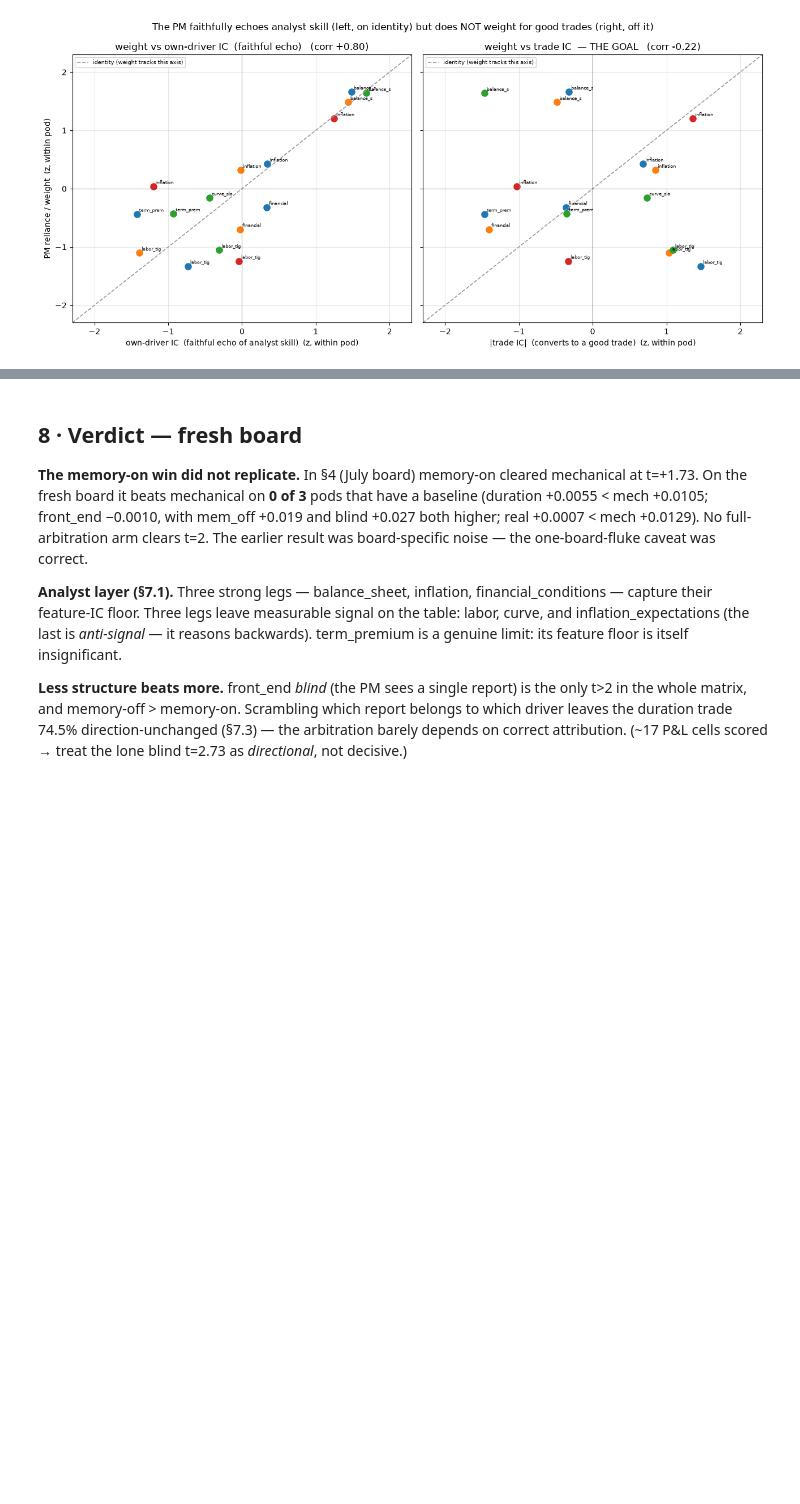
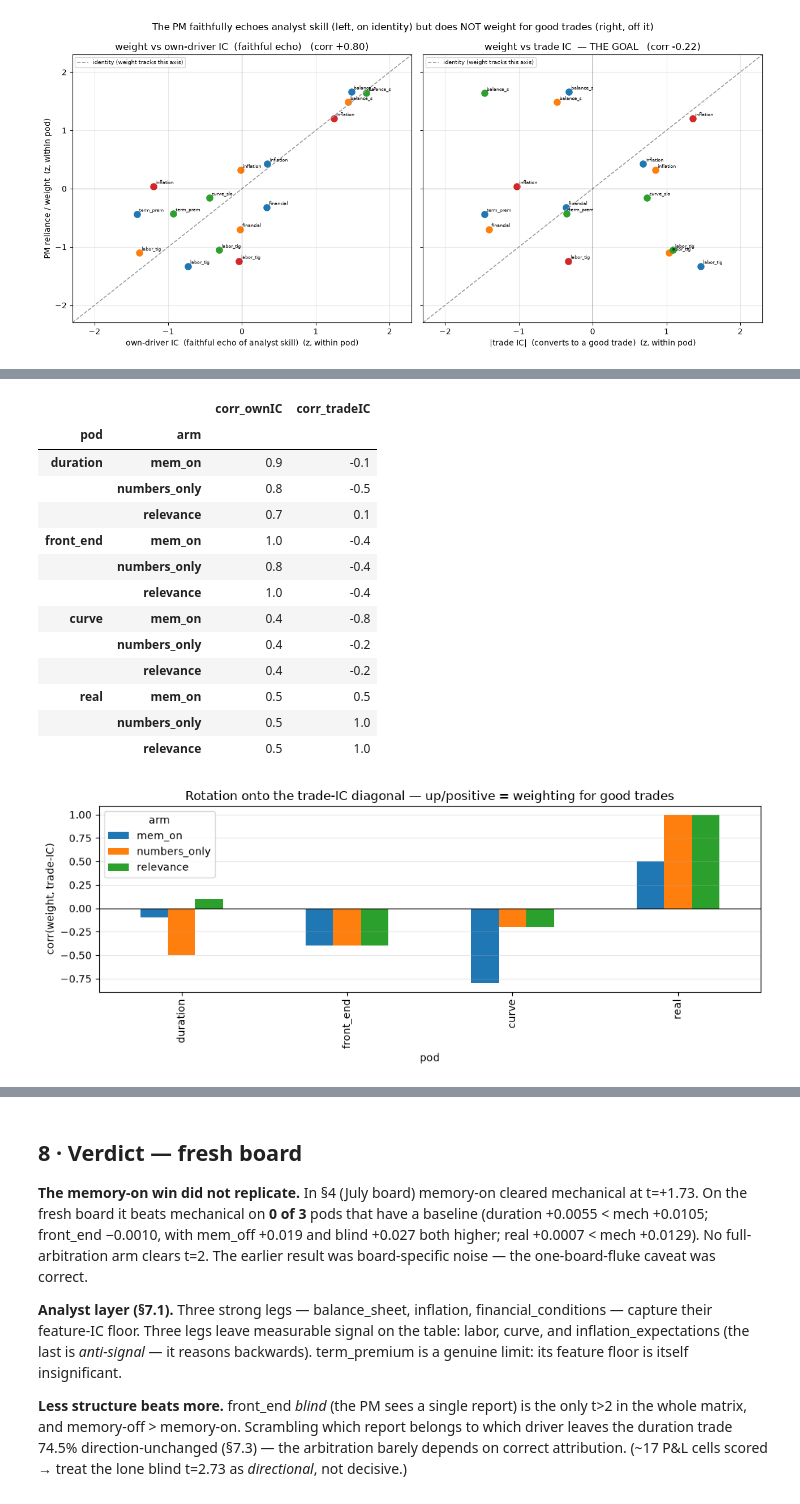
Before and after one commit to charishma005/Blackrock_UCB_MFE_Industry_Project, a Jupyter notebook: notebooks/pm_trade_evaluation.ipynb, the cells around one changed output, grey strips where cells are left out. Cells and saved outputs as stored; diff of their text form; code cells hidden in the pictures; blank space fills up the shorter version.

```diff
--- a/notebooks/pm_trade_evaluation.ipynb
+++ b/notebooks/pm_trade_evaluation.ipynb
@@ -813,0 +820,17 @@ rel.groupby('pod').apply(lambda g: pd.Series({
+# %%
+# §7.11a · Trade P&L, short window, vs memory-on / mechanical (mem_on/mech reindexed to the arm dates).
+arms11 = {'mem_on': '{p}_mem_on', 'mech': '{p}_mech', 'numbers_only': '{p}_numonly', 'relevance': '{p}_relevance'}
+rows = []
+for pod in PODS:
+    p0 = build_pm(pod, None)
+    sd = load_trades(f'../reports/pm/{pod}_numonly.jsonl', p0.trade_config).index
+    for arm, tmpl in arms11.items():
+        inst = list(p0.trade_config['universe'])
+        tr = load_trades(f'../reports/pm/{tmpl.format(p=pod)}.jsonl', p0.trade_config)
+        pl = yield_pnl(tr, load_bundle(inst), inst, freq=p0.clock_freq)
+        if arm in ('mem_on', 'mech'): pl = pl.reindex(sd).dropna()
+        sc = score_trades(pl, tr.reindex(pl.index)['conviction'])
+        rows.append({'pod': pod, 'arm': arm, 'n': sc['n'], 'mean': round(sc['mean'], 4),
+                     't': round(sc['t_stat'], 2), 'hit': round(sc['hit_rate'], 3)})
+pnl11 = pd.DataFrame(rows).set_index(['pod', 'arm'])
+pnl11
@@ -813,0 +856,46 @@ rel.groupby('pod').apply(lambda g: pd.Series({
+# %%
+# §7.11b · Rotation: did relevance-prior move weight onto the trade-IC diagonal? (reuses §7.10 own_ic, traded_outcome)
+def _wcorr(pod, path):
+    p = build_pm(pod, None); pol = p.polarity; drv = list(p.listens_to); wt = {d: [] for d in drv}; recs = {}
+    for line in open(path):
+        r = json.loads(line)
+        if r.get('degraded'): continue
+        dv = (r.get('arbitrated') or {}).get('drivers') or {}; b = r.get('board', {})
+        for d in drv:
+            if d in dv: wt[d].append(abs(dv[d]))
+        recs[pd.Timestamp(r['asof'])] = {d: DIRS.get(b.get(d, {}).get('direction', 'flat'), 0)
+            * float(b.get(d, {}).get('conviction', 0)) * pol.get(d, 1.0) for d in drv}
+    P = pd.DataFrame(recs).T.sort_index(); out = traded_outcome(pod).reindex(P.index)
+    w = pd.Series({d: (np.mean(wt[d]) if wt[d] else 0.0) for d in drv})
+    tr_ = pd.Series({d: abs(pd.concat([P[d].rename('s'), out.rename('o')], axis=1).dropna()
+                     .pipe(lambda x: x['s'].rank().corr(x['o'].rank()) if len(x) > 4 else np.nan)) for d in drv})
+    oi = pd.Series({d: own_ic[d] for d in drv})
+    return round(w.rank().corr(oi.rank()), 2), round(w.rank().corr(tr_.rank()), 2)
+rows = []
+for pod in PODS:
+    for arm, tmpl in [('mem_on', '{p}_mem_on'), ('numbers_only', '{p}_numonly'), ('relevance', '{p}_relevance')]:
+        co, ct = _wcorr(pod, f'../reports/pm/{tmpl.format(p=pod)}.jsonl')
+        rows.append({'pod': pod, 'arm': arm, 'corr_ownIC': co, 'corr_tradeIC': ct})
+rot = pd.DataFrame(rows)
+piv = rot.pivot(index='pod', columns='arm', values='corr_tradeIC')[['mem_on', 'numbers_only', 'relevance']].reindex(PODS)
+ax = piv.plot.bar(figsize=(10, 4)); ax.axhline(0, color='k', lw=.8)
+ax.set_ylabel('corr(weight, trade-IC)'); ax.grid(axis='y', alpha=.3)
+ax.set_title('Rotation onto the trade-IC diagonal — up/positive = weighting for good trades')
+plt.tight_layout()
+rot.set_index(['pod', 'arm'])
+# %% [output]
+|  |  | corr_ownIC | corr_tradeIC |
+| pod | arm |  |  |
+| duration | mem_on | 0.9 | -0.1 |
+|  | numbers_only | 0.8 | -0.5 |
+|  | relevance | 0.7 | 0.1 |
+| front_end | mem_on | 1.0 | -0.4 |
+|  | numbers_only | 0.8 | -0.4 |
+|  | relevance | 1.0 | -0.4 |
+| curve | mem_on | 0.4 | -0.8 |
+|  | numbers_only | 0.4 | -0.2 |
+|  | relevance | 0.4 | -0.2 |
+| real | mem_on | 0.5 | 0.5 |
+|  | numbers_only | 0.5 | 1.0 |
+|  | relevance | 0.5 | 1.0 |
+[figure, added]
```
Also changed, not shown: parts of 3 cells of this notebook, 17 other files.
